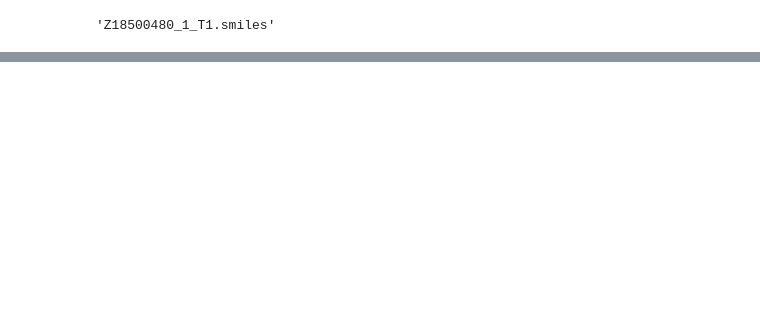
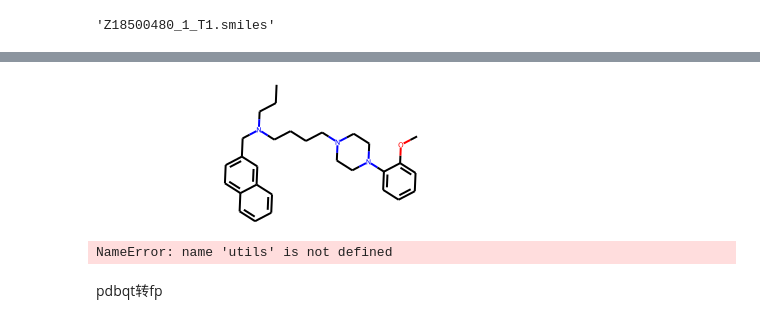
Before and after one commit to wewewexiao2008/virtual-screen, a Jupyter notebook: notebook.ipynb, the cells around one changed output, grey strips where cells are left out. Drawn from its saved outputs; the diff is of its cells as text; code cells hidden in the pictures; blank space fills up the shorter version.

```diff
--- a/notebook.ipynb
+++ b/notebook.ipynb
@@ -115,0 +268,12 @@ pybelmol.write("sdf", "outputfile.sdf")
+# %%
+refmol
+# %% [output]
+[figure, added]
+# %%
+with utils.tmpdir_manager() as tmp_dir:
+    tar_extractor = extractor.Extractor(
+        data_dir='./debug/example',
+        n_cpu=1)
+    tar_extractor.extract(tmp_dir)
+# %% [output]
+NameError: name 'utils' is not defined
@@ -115,0 +287,2 @@ pybelmol.write("sdf", "outputfile.sdf")
+# %% [markdown]
+pdbqt转fp
```
Also changed, not shown: parts of 27 cells of this notebook, 6 other files.
